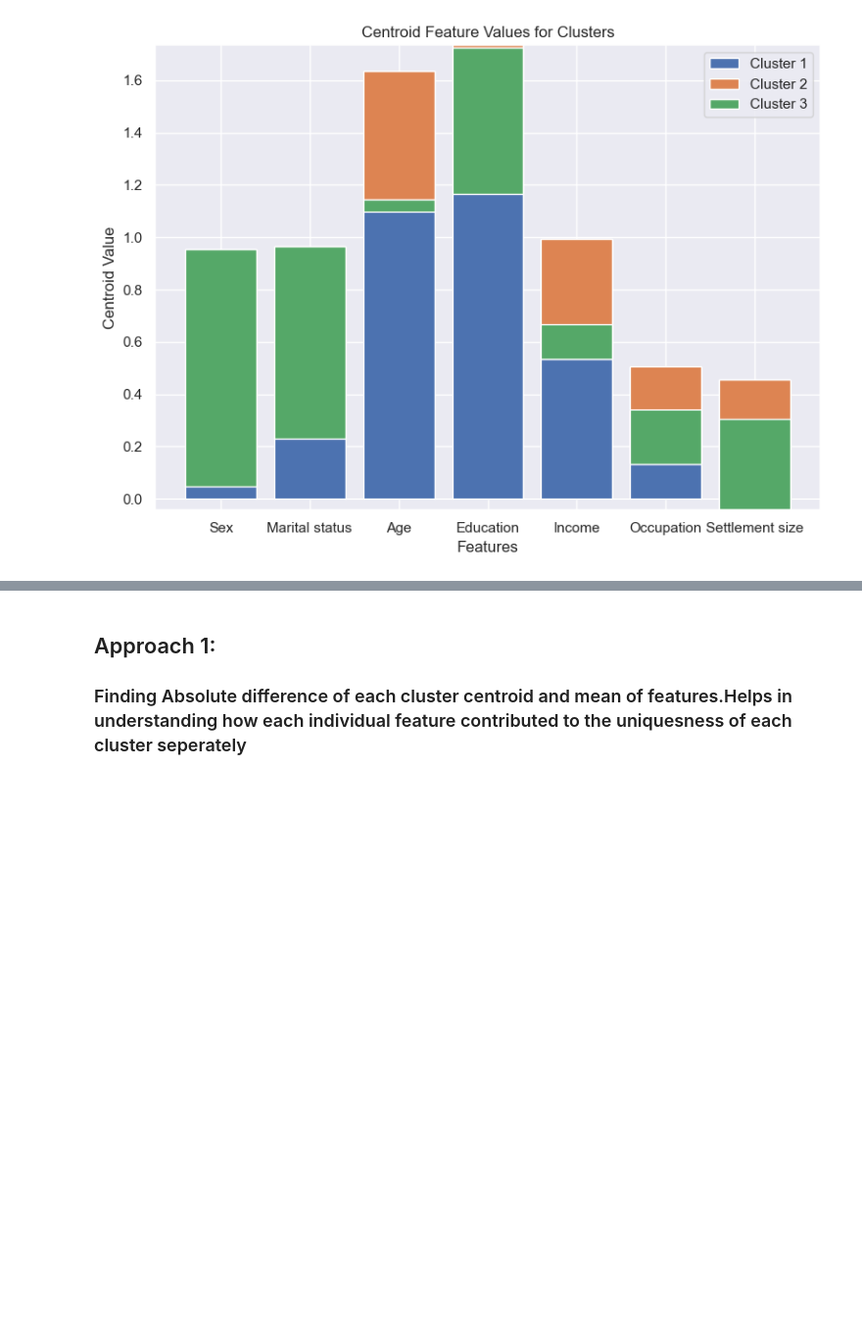
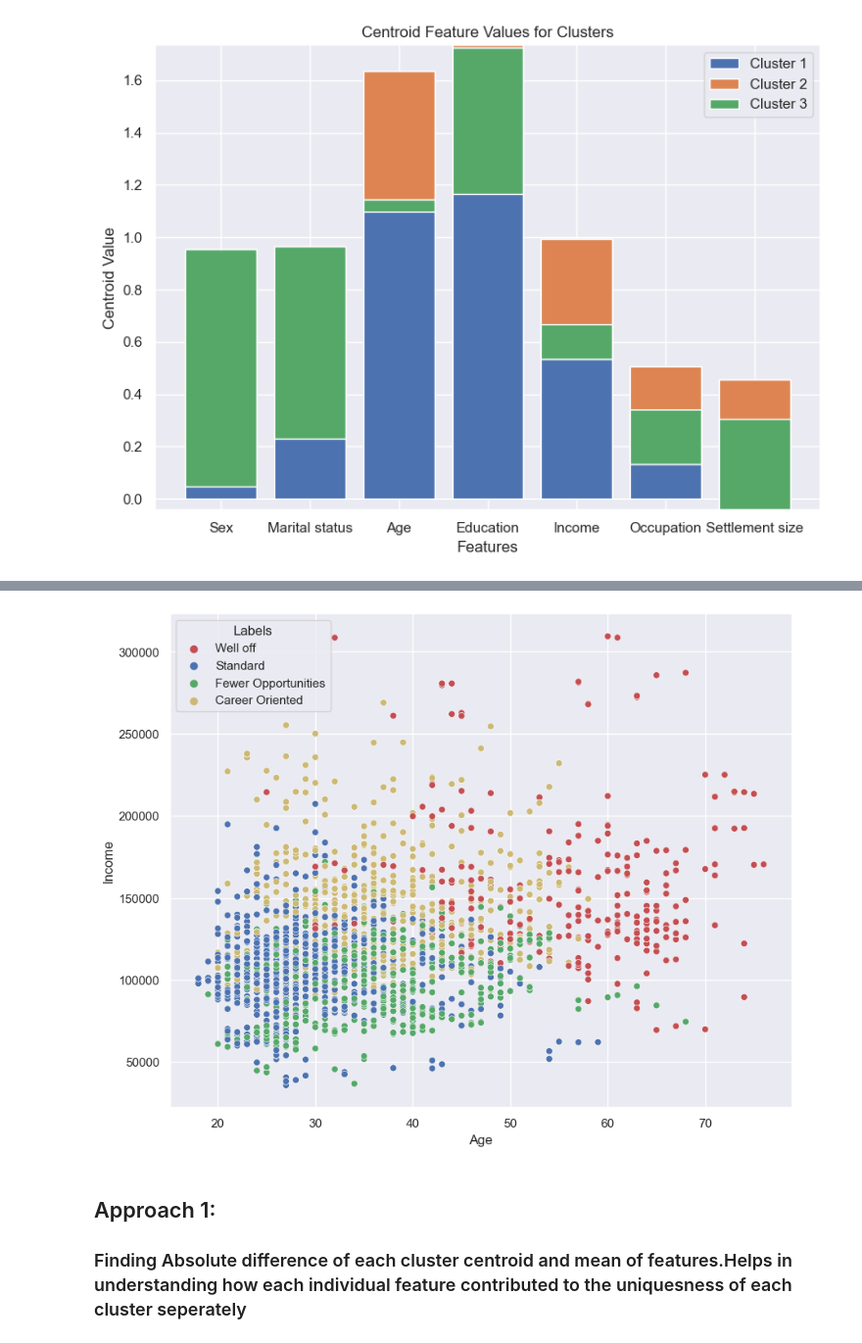
Before and after one commit to NaikMegha/customer_analytics, a Jupyter notebook: code/customer_analytics.ipynb, the cells around one changed output, grey strips where cells are left out. Shown at 98% size. Drawn from its saved outputs; the diff is of its cells as text; code cells hidden in the pictures; blank space fills up the shorter version.

Commit message:
kmeans 1st version result has been added

```diff
--- a/code/customer_analytics.ipynb
+++ b/code/customer_analytics.ipynb
@@ -90,7 +90,7 @@ plt.show()
 # %%
 X=df_std
 # %%
-n_clusters = 3
+n_clusters = 4
 kmeans = KMeans(n_clusters=n_clusters, random_state=0)
 kmeans.fit(X)
 # %% [output]
@@ -116,0 +119,3 @@ plt.show()
+# %%
+df_segm_kmeans = df.copy()
+df_segm_kmeans["Segment K-means"] = kmeans.labels_
@@ -117,3 +171,11 @@ plt.show()
+# %%
+df_segm_kmeans["Labels"] = df_segm_kmeans['Segment K-means'].map({0:"Fewer Opportunities",1:"Well off",2:"Career Oriented",3:"Standard"})
+# %%
+plt.figure(figsize=(10,8))
+sb.scatterplot(x=df_segm_kmeans["Age"],y =df_segm_kmeans["Income"],hue=df_segm_kmeans["Labels"],palette=["r", "b", "g","y"])
+plt.show()
+# %% [output]
+[figure, added]
 # %% [markdown]
 ## Approach 1:
 ### Finding Absolute difference of  each cluster centroid and mean of features.Helps in understanding how each individual feature contributed to the uniquesness of each cluster seperately
```
Also changed, not shown: parts of 8 cells of this notebook.
